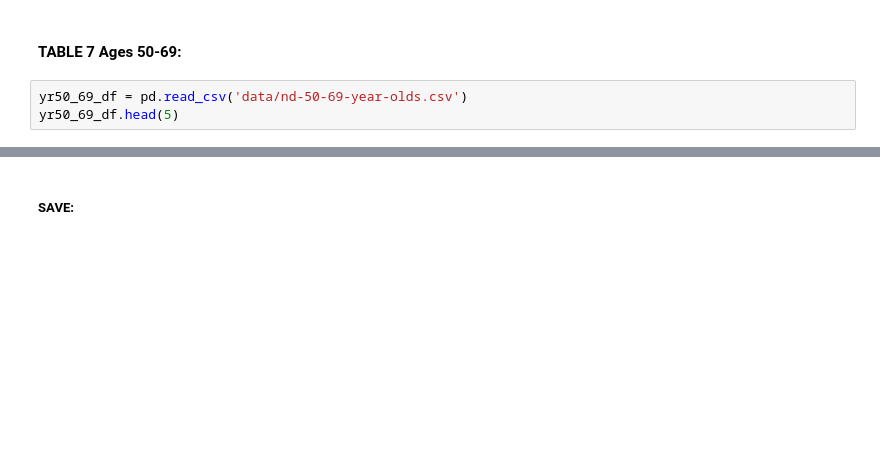
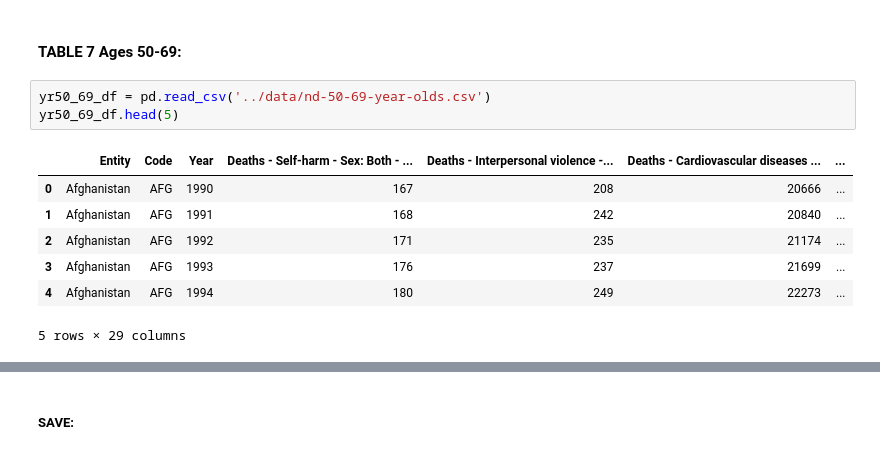
Before and after one commit to jdormaar/Global-Mortality-Distributions-by-Age-Groups, a Jupyter notebook: Workbook/W4P3_Tableau_doodle_doc.ipynb, the cells around one changed output, grey strips where cells are left out. Saved outputs shown, nothing was run; the diff lists cells and outputs as text; blank space fills up the shorter version.

```diff
--- a/Workbook/W4P3_Tableau_doodle_doc.ipynb
+++ b/Workbook/W4P3_Tableau_doodle_doc.ipynb
@@ -441,7 +503,15 @@ yr15_49_df.to_csv('data/Tableau_Tables/T6 Ages 15-49.csv', index=False)
 
 #### TABLE 7 Ages 50-69:
 # %%
-yr50_69_df = pd.read_csv('data/nd-50-69-year-olds.csv')
+yr50_69_df = pd.read_csv('../data/nd-50-69-year-olds.csv')
 yr50_69_df.head(5)
+# %% [output]
+|  | Entity | Code | Year | Deaths - Self-harm - Sex: Both - ... | Deaths - Interpersonal violence -... | Deaths - Cardiovascular diseases ... | ... |
+| 0 | Afghanistan | AFG | 1990 | 167 | 208 | 20666 | ... |
+| 1 | Afghanistan | AFG | 1991 | 168 | 242 | 20840 | ... |
+| 2 | Afghanistan | AFG | 1992 | 171 | 235 | 21174 | ... |
+| 3 | Afghanistan | AFG | 1993 | 176 | 237 | 21699 | ... |
+| 4 | Afghanistan | AFG | 1994 | 180 | 249 | 22273 | ... |
+5 rows × 29 columns
 # %%
 yr50_69_df.columns
```
Also changed, not shown: parts of 21 cells of this notebook, 2 other files.
